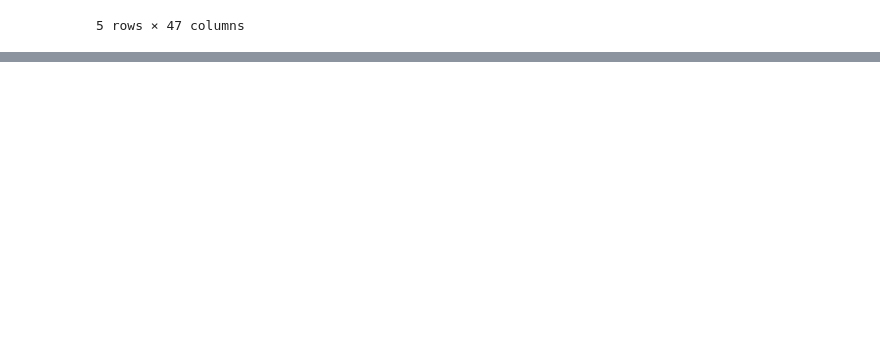
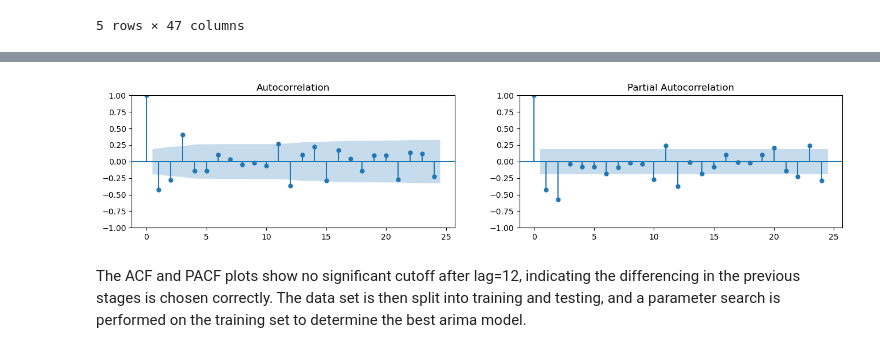
Before and after one commit to UCB-stat-159-s23/project-Group23, a Jupyter notebook: Jiachen_EDA.ipynb, the cells around one changed output, grey strips where cells are left out. Saved outputs shown, nothing was run; the diff lists cells and outputs as text; code cells hidden in the pictures; blank space fills up the shorter version.

```diff
--- a/Jiachen_EDA.ipynb
+++ b/Jiachen_EDA.ipynb
@@ -67,0 +96,3 @@ ax.set_xticklabels(label, rotation=90);
+# %%
+first_order_dif = logts_2010_2019['Weekday Counts'].diff(periods=1)
+sns.lineplot(first_order_dif);
@@ -67,0 +101,3 @@ ax.set_xticklabels(label, rotation=90);
+# %%
+seasonal_order_dif = first_order_dif.diff(periods=12)
+sns.lineplot(seasonal_order_dif);
@@ -67,0 +106,3 @@ ax.set_xticklabels(label, rotation=90);
+# %%
+#dropping the nan values resulted from differencing
+seasonal_order_dif_dropna = seasonal_order_dif.dropna()
@@ -67,0 +118,9 @@ ax.set_xticklabels(label, rotation=90);
+# %%
+#plot acf and pacf
+fig, axes = plt.subplots(1,2,figsize=(16,3))
+plot_acf(seasonal_order_dif_dropna.tolist(), lags=24, ax=axes[0], alpha=0.05);
+plot_pacf(seasonal_order_dif_dropna.tolist(), lags=24, ax=axes[1], alpha=0.05);
+# %% [output]
+[figure, added]
+# %% [markdown]
+The ACF and PACF plots show no significant cutoff after lag=12, indicating the differencing in the previous stages is chosen correctly. The data set is then split into training and testing, and a parameter search is performed on the training set to determine the best arima model.
```
Also changed, not shown: parts of 28 cells of this notebook.
